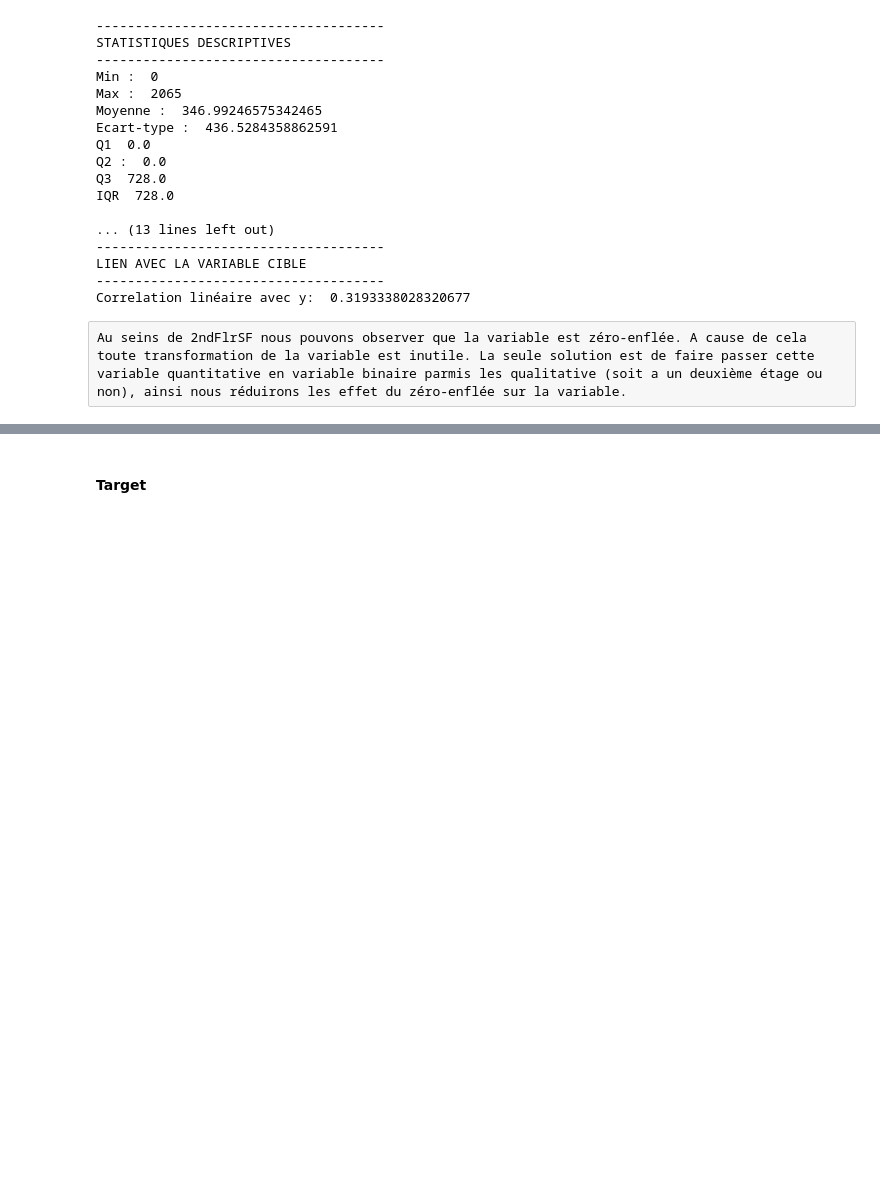
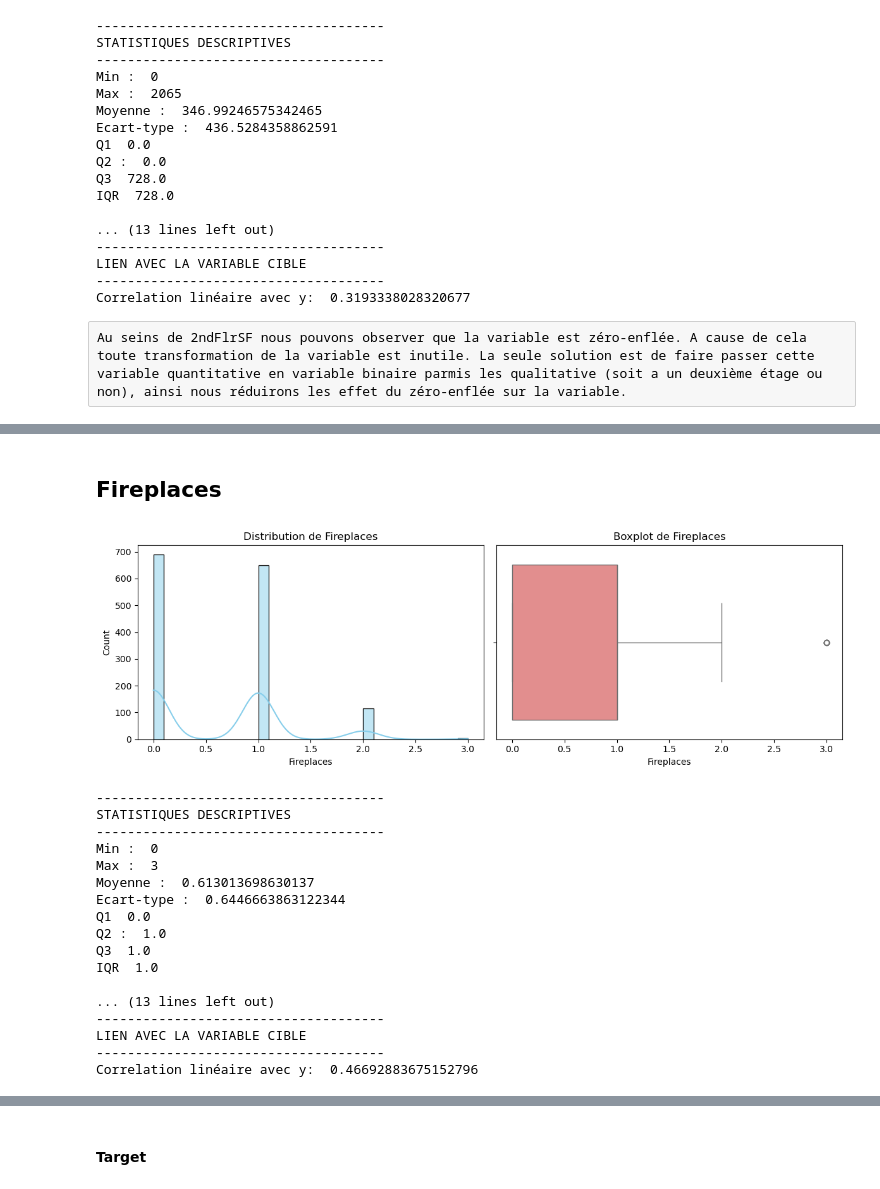
Before and after one commit to QuentinGense-hub/House-Prices---Advanced-Regression-Techniques, a Jupyter notebook: Script_immo.ipynb, the cells around one changed output, grey strips where cells are left out. Saved outputs shown, nothing was run; the diff lists cells and outputs as text; code cells hidden in the pictures; blank space fills up the shorter version.

```diff
--- a/Script_immo.ipynb
+++ b/Script_immo.ipynb
@@ -613,0 +661,23 @@ X['has_2ndFlr'] = (X['2ndFlrSF'] > 0).astype(int)
+# %% [markdown]
+## Fireplaces
+# %%
+analyse(X, 'Fireplaces', y)
+# %% [output]
+[figure, added]
+-------------------------------------
+STATISTIQUES DESCRIPTIVES
+-------------------------------------
+Min :  0
+Max :  3
+Moyenne :  0.613013698630137
+Ecart-type :  0.6446663863122344
+Q1  0.0
+Q2 :  1.0
+Q3  1.0
+IQR  1.0
+
+... (13 lines left out)
+-------------------------------------
+LIEN AVEC LA VARIABLE CIBLE
+-------------------------------------
+Correlation linéaire avec y:  0.46692883675152796
```
Also changed, not shown: parts of 36 cells of this notebook.
